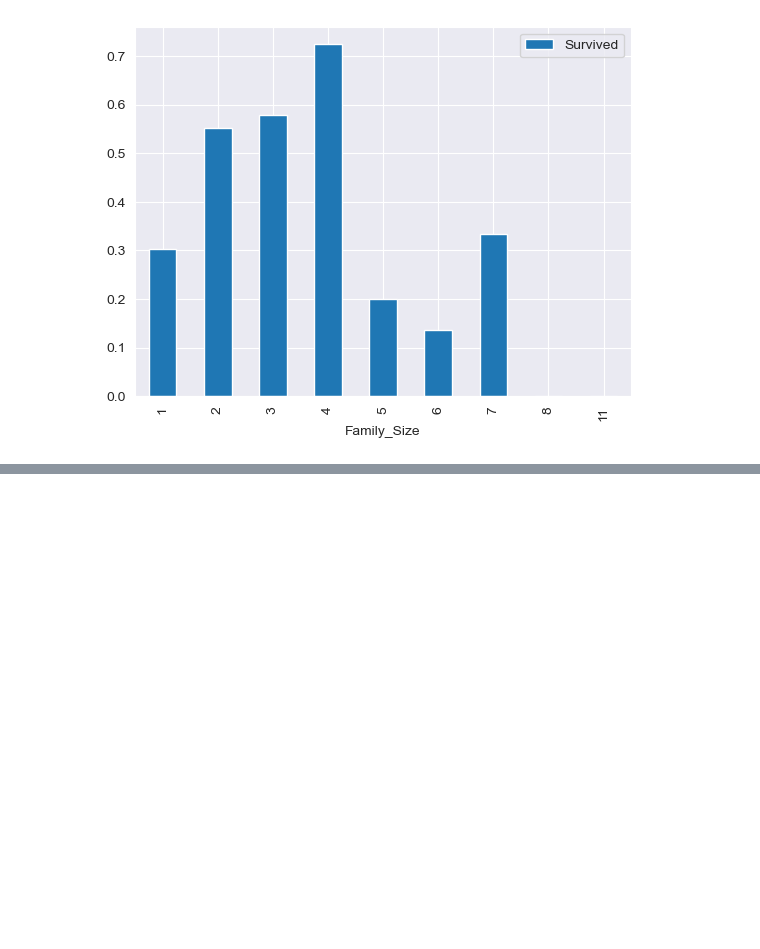
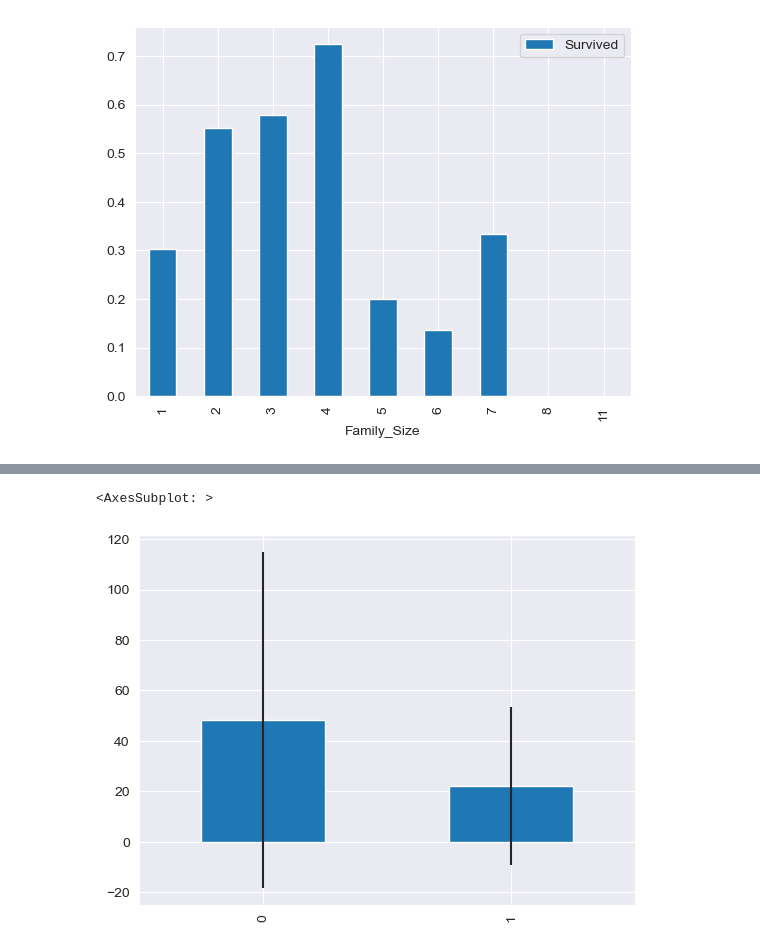
Before and after one commit to YulinCHEN-CS/Titanic, a Jupyter notebook: titanic_data.ipynb, the cells around one changed output, grey strips where cells are left out. Cells and saved outputs as stored; diff of their text form; code cells hidden in the pictures; blank space fills up the shorter version.

```diff
--- a/titanic_data.ipynb
+++ b/titanic_data.ipynb
@@ -275,0 +291,11 @@ train_data[['Family_Size', 'Survived']].groupby('Family_Size').mean().plot.bar()
+# %%
+#ticket price with Survived
+fare_survived = train_data['Fare'][train_data['Survived'] == 1]
+fare_not_survived = train_data['Fare'][train_data['Survived'] == 0]
+
+average_fare = pd.DataFrame([fare_survived.mean(), fare_not_survived.mean()])
+std_fare = pd.DataFrame([fare_survived.std(), fare_not_survived.std()])
+average_fare.plot.bar(yerr=std_fare, legend=False)
+# %% [output]
+<AxesSubplot: >
+[figure, added]
```
Also changed, not shown: parts of 6 cells of this notebook.
